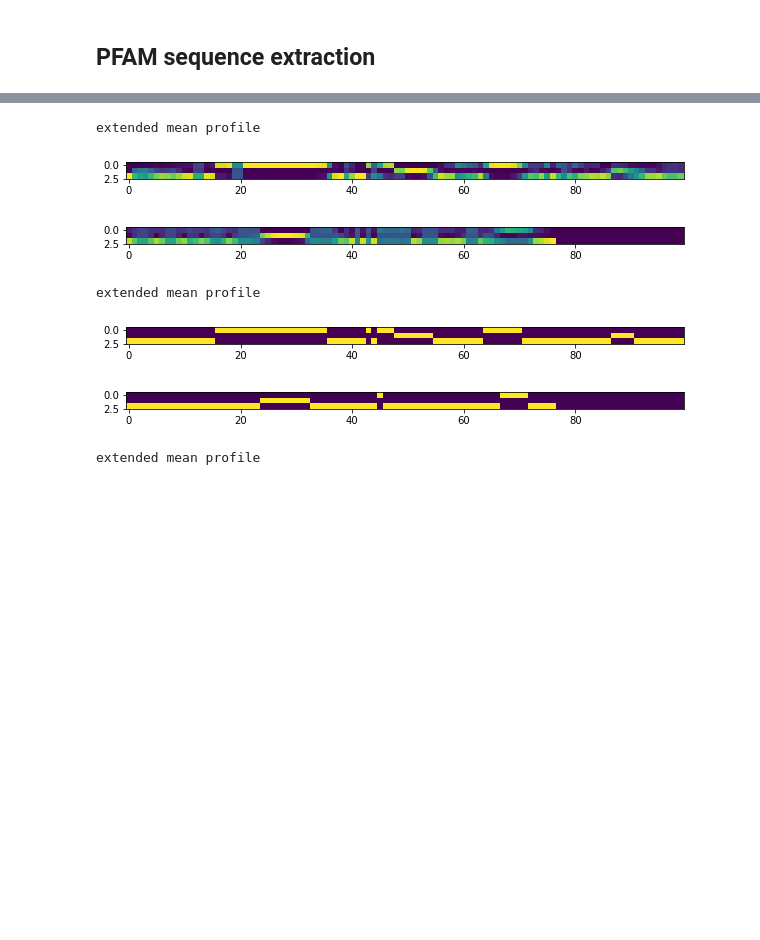
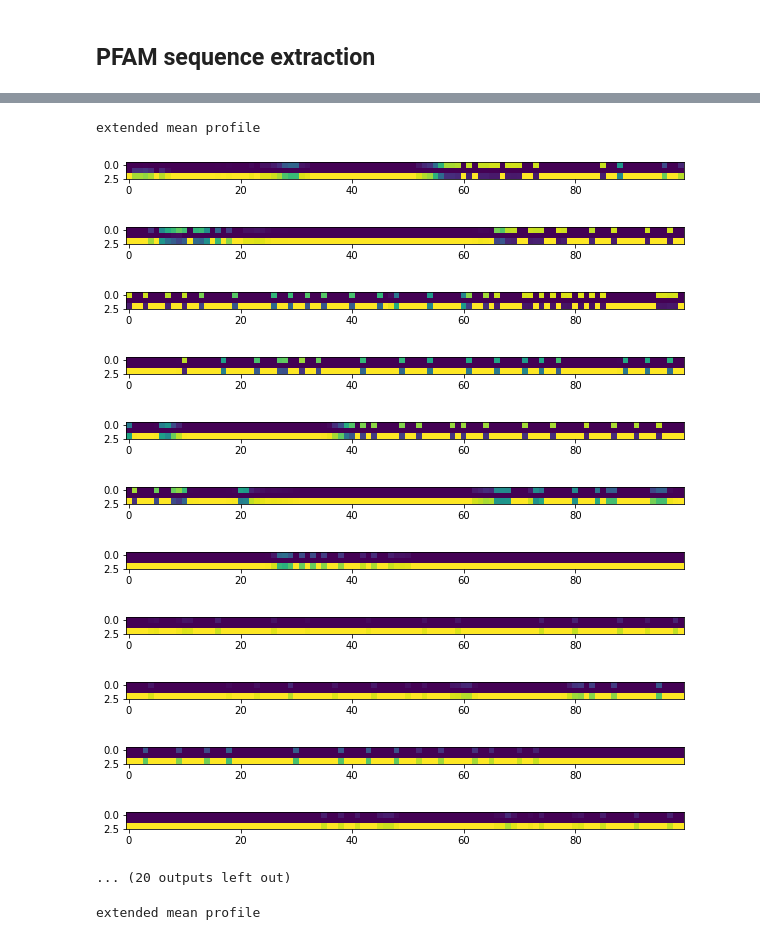
Before and after one commit to CyrilMa/ssqa, a Jupyter notebook: notebooks/dataviz.ipynb, the cells around one changed output, grey strips where cells are left out. Drawn from its saved outputs; the diff is of its cells as text; code cells hidden in the pictures; blank space fills up the shorter version.

```diff
--- a/notebooks/dataviz.ipynb
+++ b/notebooks/dataviz.ipynb
@@ -3,8 +3,8 @@ import sys
 import warnings
 from config import *
 
-DATASET = "PF07736"
-STEPS = "3"
+DATASET = "PF00296"
+STEPS = "2"
 sys.path.append(f"{ROOT}")
 
 warnings.filterwarnings("ignore")
@@ -59,3 +55,3 @@ dataset
 # %%
 pfam_aligned_seqs = pd.read_csv(f"{DATA}/{DATASET}/sequences.csv", index_col = 0, usecols = [0,1]).aligned_seq
-pfam_aligned_seqs = {k.split("/")[0]:np.array([int(i in AA) for i in v]) for k,v in pfam_aligned_seqs.items()}
+pfam_aligned_seqs = {f"{k}-{i}".split("/")[0]:np.array([int(i in AA) for i in v]) for i,(k,v) in enumerate(pfam_aligned_seqs.items())}
@@ -170,5 +161,7 @@ EOFError: Ran out of input
+# %%
+N = len(pfam_aligned_seqs[k])
 # %%
-aligned_ss3 = torch.zeros((len(dataset), 3, 100*(N//100+1)))
+aligned_ss3 = torch.zeros((len(ss3), 3, 100*(N//100+1)))
 
 for i, (k, s) in enumerate(zip(pfam_aligned_seqs.keys(), ss3)):
     idx = np.where(pfam_aligned_seqs[k] > 0)[0]
@@ -176,27 +236,39 @@ for i, (k, s) in enumerate(zip(pfam_aligned_seqs.keys(), ss3)):
 # %%
+onehot_ss3 = torch.zeros(*aligned_ss3.size())
+for i, x in enumerate(aligned_ss3):
+    onehot_ss3[i] = torch.tensor(to_onehot(x.argmax(0), (None,3)).T)
+
+hotpoints3 = onehot_ss3.sum(0)
+
 print(), print("extended mean profile"), print()
-hotpoints3 = aligned_ss3.sum(0)
 x = (1+hotpoints3)/(1+hotpoints3).sum(0)
 x[:,N:] = 0
 for i in range(N//100 + 1):
     plt.figure(figsize = (10, 3))
     plt.imshow(x[:, 100*i:100*(i+1)])
     plt.show()
 
-print(), print("extended mean profile"), print()
+print(), print("extended argmax profile"), print()
 x = to_onehot(hotpoints3.argmax(0), (None,3)).T
 x[:,N:] = 0
 for i in range(N//100 + 1):
     plt.figure(figsize = (10, 3))
     plt.imshow(x[:, 100*i:100*(i+1)])
     plt.show()
 # %% [output]
 extended mean profile
-[figure, old version]
+[figure, new version]
-[figure, old version]
+[figure, new version]
-extended mean profile
-[figure, old version]
+[figure, new version]
-[figure, old version]
+[figure, new version]
+[figure, added]
+[figure, added]
+[figure, added]
+[figure, added]
+[figure, added]
+[figure, added]
+[figure, added]
+... (20 outputs left out)
 # %%
 hotpoints4 = (hotpoints3 + hotpoints2[:,:200])/2
 
```
Also changed, not shown: parts of 10 cells of this notebook, 17 other files.
